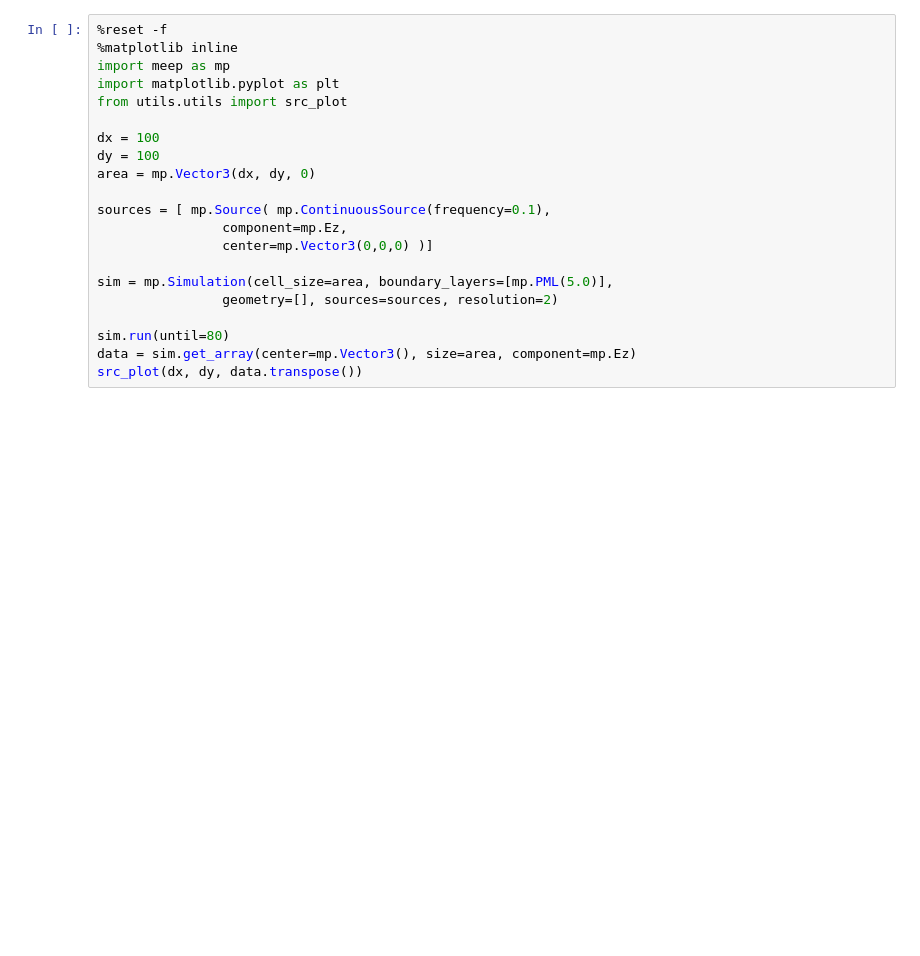
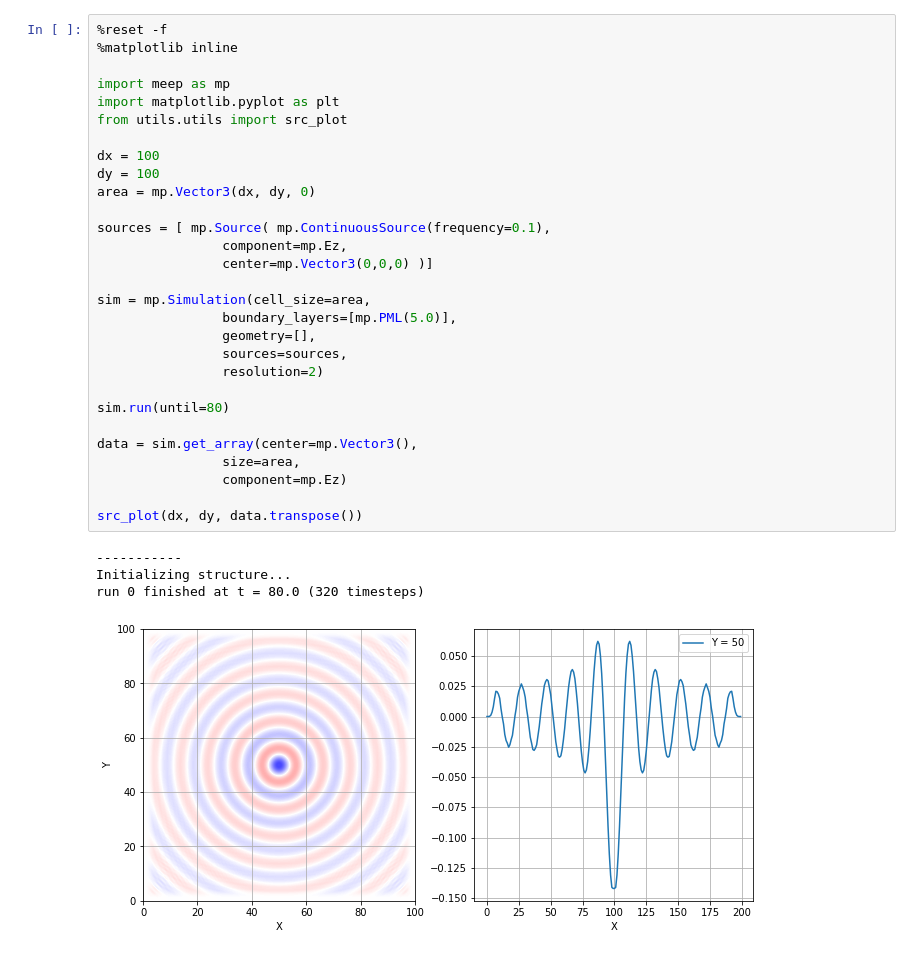
Before and after one commit to pfabo/notebook-fdtd, a Jupyter notebook: 105_meep_sources_continuous.ipynb, the cells around one changed output. Saved outputs shown, nothing was run; the diff lists cells and outputs as text; blank space fills up the shorter version.

```diff
--- a/105_meep_sources_continuous.ipynb
+++ b/105_meep_sources_continuous.ipynb
@@ -9,24 +11,37 @@ Zdroj [*ContinuousSource*](https://meep.readthedocs.io/en/latest/Python_User_Int
 # %%
 %reset -f
 %matplotlib inline
+
 import meep as mp
 import matplotlib.pyplot as plt
 from utils.utils import src_plot
 
 dx = 100
 dy = 100
 area = mp.Vector3(dx, dy, 0)
 
 sources = [ mp.Source( mp.ContinuousSource(frequency=0.1),
                 component=mp.Ez,
                 center=mp.Vector3(0,0,0) )]
 
-sim = mp.Simulation(cell_size=area, boundary_layers=[mp.PML(5.0)],
-                geometry=[], sources=sources, resolution=2)
+sim = mp.Simulation(cell_size=area,
+                boundary_layers=[mp.PML(5.0)],
+                geometry=[],
+                sources=sources,
+                resolution=2)
 
 sim.run(until=80)
-data = sim.get_array(center=mp.Vector3(), size=area, component=mp.Ez)
+
+data = sim.get_array(center=mp.Vector3(),
+                size=area,
+                component=mp.Ez)
+
 src_plot(dx, dy, data.transpose())
+# %% [output]
+-----------
+Initializing structure...
+run 0 finished at t = 80.0 (320 timesteps)
+[figure, added]
 # %% [markdown]
 <!---  REMOVE -->
 ## Animácia časového vývoja poľa
```
Also changed, not shown: parts of 2 cells of this notebook, 11 other files.
